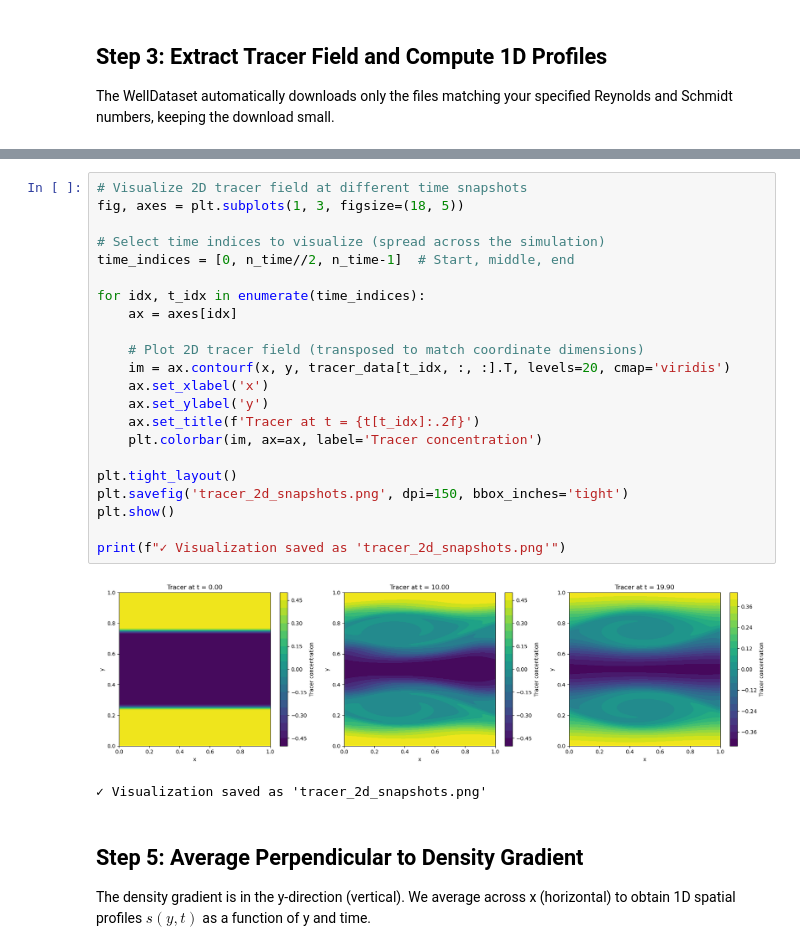
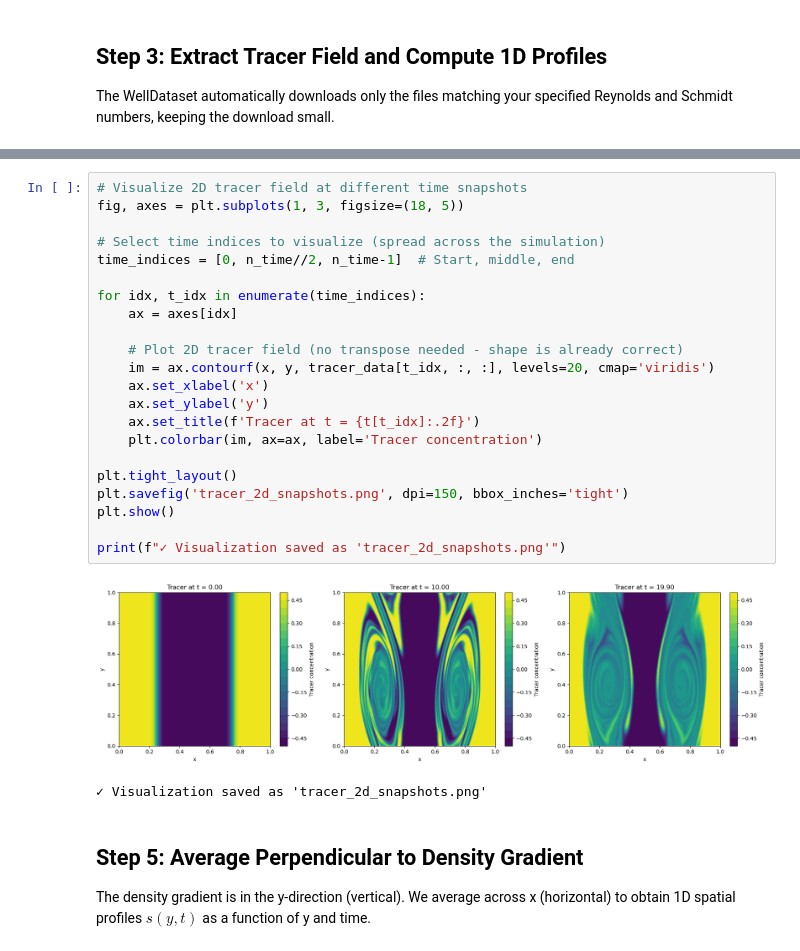
Before and after one commit to zheyan23/ENM5320-2026, a Jupyter notebook: NewMaterial/shearflow_project/shearflow_preprocessing.ipynb, the cells around one changed output, grey strips where cells are left out. Drawn from its saved outputs; the diff is of its cells as text.

```diff
--- a/NewMaterial/shearflow_project/shearflow_preprocessing.ipynb
+++ b/NewMaterial/shearflow_project/shearflow_preprocessing.ipynb
@@ -283,27 +332,27 @@ For contourf(X, Y, Z): Z must have shape (len(Y), len(X))
 # %%
 # Visualize 2D tracer field at different time snapshots
 fig, axes = plt.subplots(1, 3, figsize=(18, 5))
 
 # Select time indices to visualize (spread across the simulation)
 time_indices = [0, n_time//2, n_time-1]  # Start, middle, end
 
 for idx, t_idx in enumerate(time_indices):
     ax = axes[idx]
 
-    # Plot 2D tracer field (transposed to match coordinate dimensions)
-    im = ax.contourf(x, y, tracer_data[t_idx, :, :].T, levels=20, cmap='viridis')
+    # Plot 2D tracer field (no transpose needed - shape is already correct)
+    im = ax.contourf(x, y, tracer_data[t_idx, :, :], levels=20, cmap='viridis')
     ax.set_xlabel('x')
     ax.set_ylabel('y')
     ax.set_title(f'Tracer at t = {t[t_idx]:.2f}')
     plt.colorbar(im, ax=ax, label='Tracer concentration')
 
 plt.tight_layout()
 plt.savefig('tracer_2d_snapshots.png', dpi=150, bbox_inches='tight')
 plt.show()
 
 print(f"✓ Visualization saved as 'tracer_2d_snapshots.png'")
 # %% [output]
-[figure, old version]
+[figure, new version]
 ✓ Visualization saved as 'tracer_2d_snapshots.png'
 # %% [markdown]
 ## Step 5: Average Perpendicular to Density Gradient
```
Also changed, not shown: parts of 17 cells of this notebook, 10 other files.
